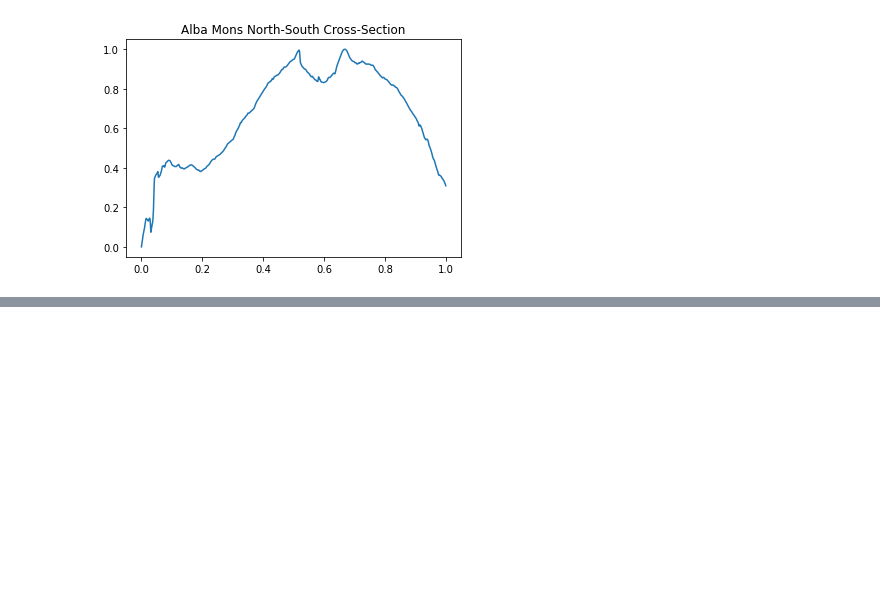
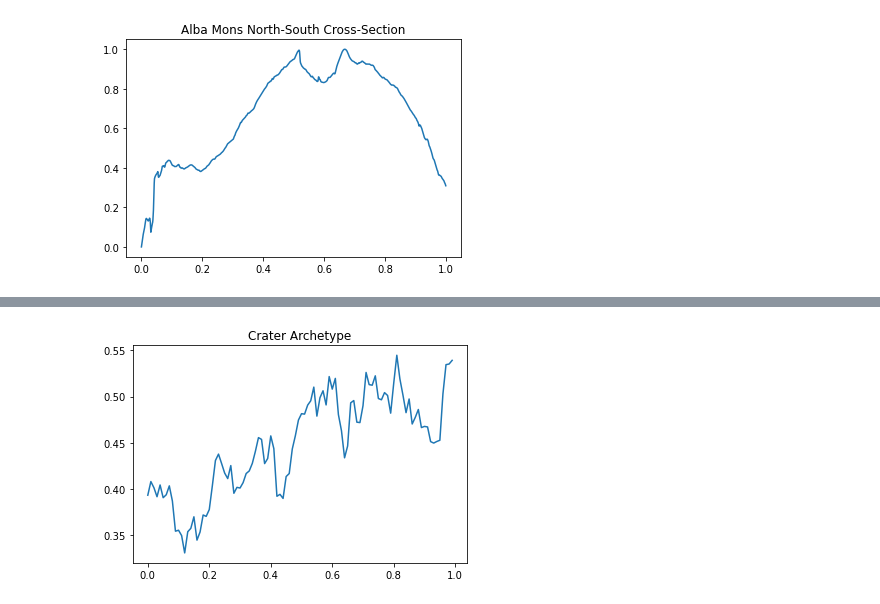
Before and after one commit to pydlv/mars, a Jupyter notebook: mars.ipynb, the cells around one changed output, grey strips where cells are left out. Cells and saved outputs as stored; diff of their text form; code cells hidden in the pictures; blank space fills up the shorter version.

```diff
--- a/mars.ipynb
+++ b/mars.ipynb
@@ -211,0 +312,10 @@ for feature_name in features_to_graph:
+# %%
+crater_archetype, _ = generate_archetype("Crater, craters")
+
+xs, ys = zip(*crater_archetype)
+
+plt.plot(xs, ys)
+plt.title("Crater Archetype")
+plt.show()
+# %% [output]
+[figure, added]
```
Also changed, not shown: parts of 12 cells of this notebook.
